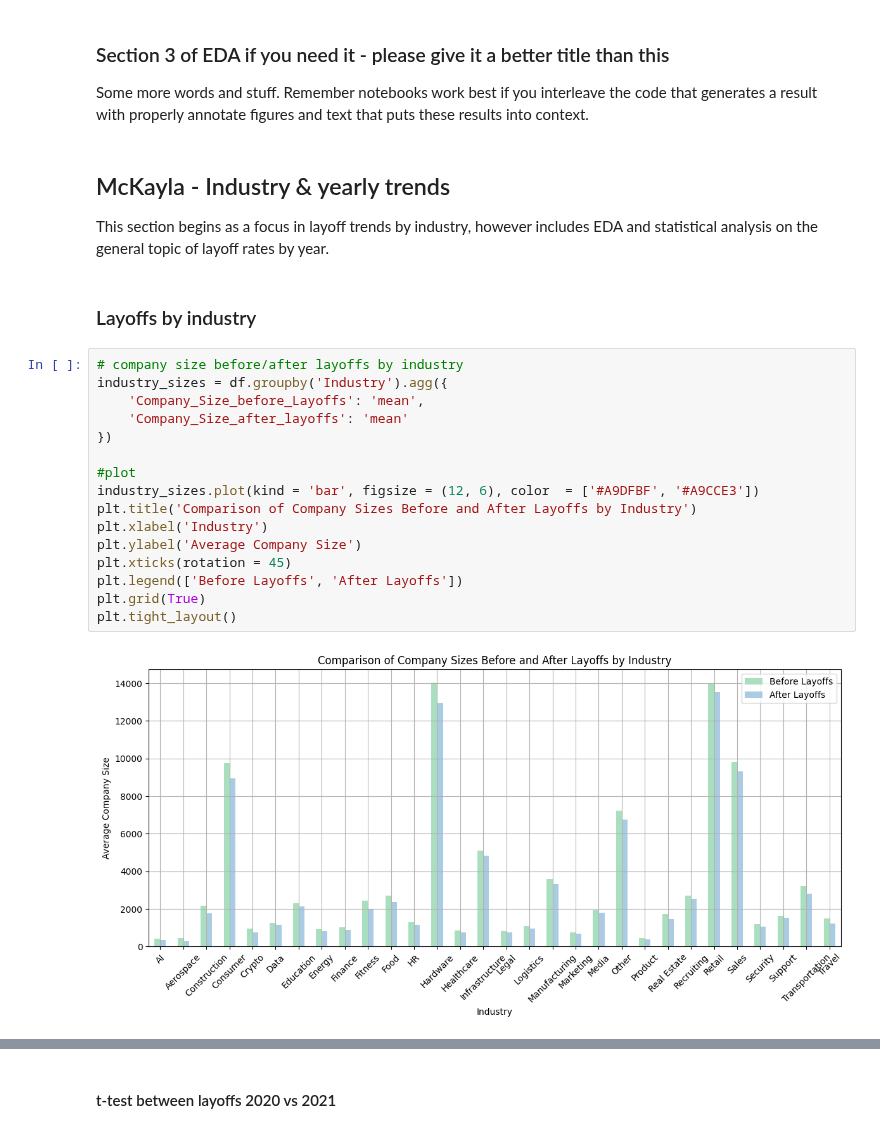
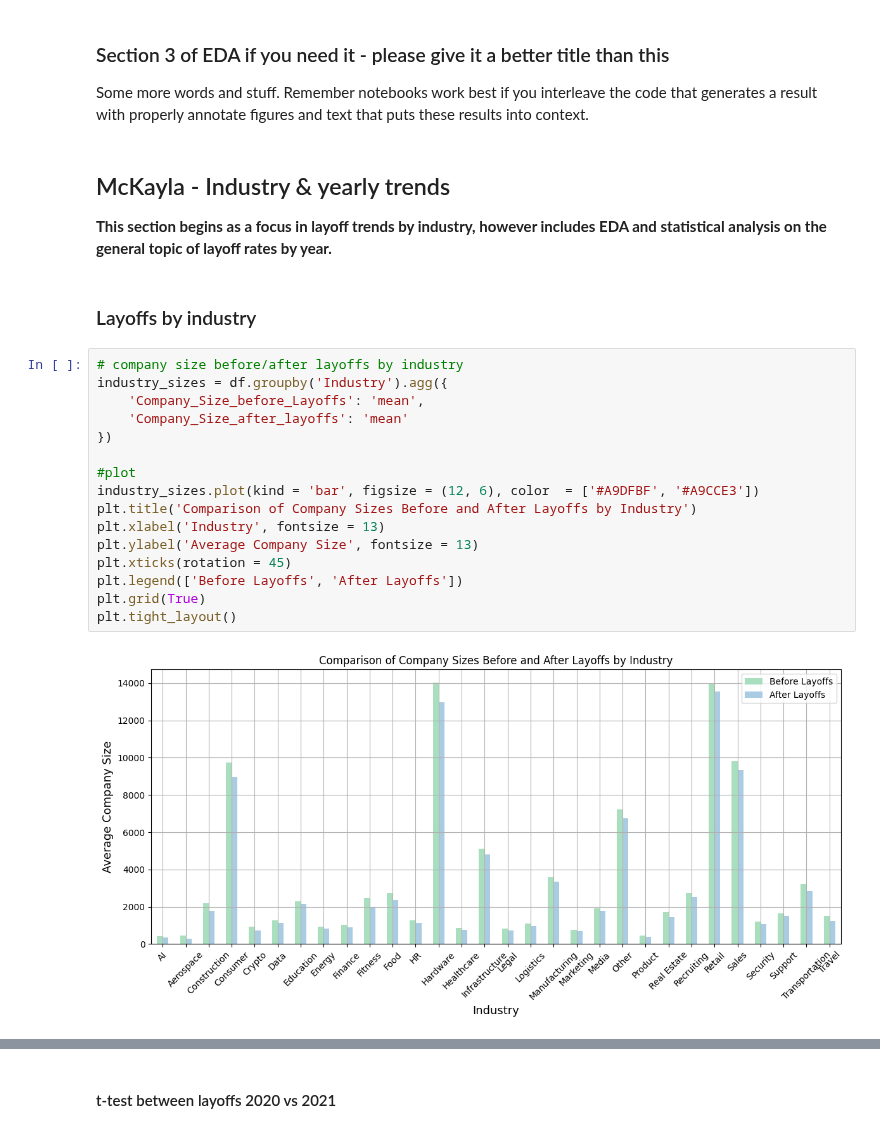
Before and after one commit to COGS108/Group019_WI24, a Jupyter notebook: EDACheckpoint_Group019_WI24.ipynb, the cells around one changed output, grey strips where cells are left out. Cells and saved outputs as stored; diff of their text form.

```diff
--- a/EDACheckpoint_Group019_WI24.ipynb
+++ b/EDACheckpoint_Group019_WI24.ipynb
@@ -139,27 +139,27 @@ Some more words and stuff.  Remember notebooks work best if you interleave the c
 # %% [markdown]
 ## McKayla - Industry & yearly trends
 
-This section begins as a focus in layoff trends by industry, however includes EDA and statistical analysis on the general topic of layoff rates by year.
+**This section begins as a focus in layoff trends by industry, however includes EDA and statistical analysis on the general topic of layoff rates by year.**
 # %% [markdown]
 ### Layoffs by industry
 # %%
 # company size before/after layoffs by industry
 industry_sizes = df.groupby('Industry').agg({
     'Company_Size_before_Layoffs': 'mean',
     'Company_Size_after_layoffs': 'mean'
 })
 
 #plot
 industry_sizes.plot(kind = 'bar', figsize = (12, 6), color  = ['#A9DFBF', '#A9CCE3'])
 plt.title('Comparison of Company Sizes Before and After Layoffs by Industry')
-plt.xlabel('Industry')
-plt.ylabel('Average Company Size')
+plt.xlabel('Industry', fontsize = 13)
+plt.ylabel('Average Company Size', fontsize = 13)
 plt.xticks(rotation = 45)
 plt.legend(['Before Layoffs', 'After Layoffs'])
 plt.grid(True)
 plt.tight_layout()
 # %% [output]
-[figure, old version]
+[figure, new version]
 # %%
 #group by industry percentage
 industry_layoff_rates = df.groupby('Industry')['Percentage'].mean().sort_values(ascending=False)
```
Also changed, not shown: parts of 6 cells of this notebook.
